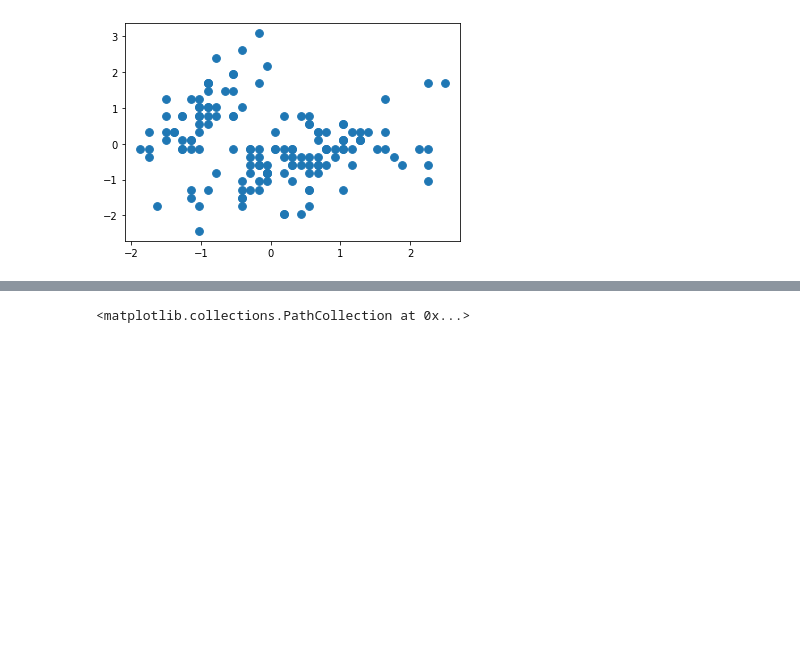
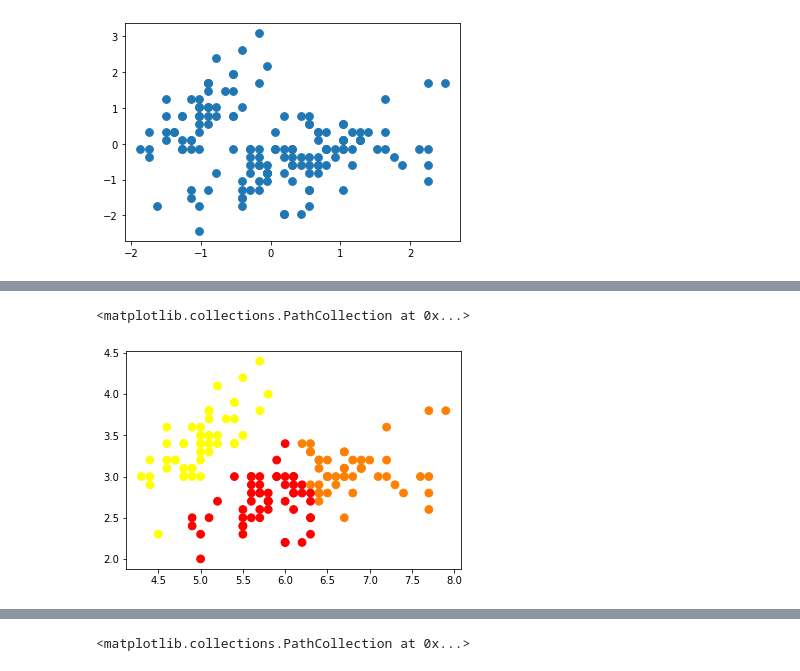
Before and after one commit to ENSmirnova/HomeWork, a Jupyter notebook: 19/lda.ipynb, the cells around one changed output, grey strips where cells are left out. Drawn from its saved outputs; the diff is of its cells as text; code cells hidden in the pictures; blank space fills up the shorter version.

```diff
--- a/19/lda.ipynb
+++ b/19/lda.ipynb
@@ -64,0 +67,4 @@ plt.scatter(df_x_scaled[:, 0], df_x_scaled[:, 1],cmap='autumn', s=60)
+# %%
+kmeans = KMeans(n_clusters=3)                            # n_clusters количество кластеров
+clusters = kmeans.fit_predict(df_x)                      # fit_predict -метод для обучения
+clusters                                                 # каждому значению присваивает свой кластер
@@ -64,0 +79,5 @@ plt.scatter(df_x_scaled[:, 0], df_x_scaled[:, 1],cmap='autumn', s=60)
+# %%
+plt.scatter(df_x['sepal_length_(cm)'], df_x['sepal_width_(cm)'], cmap='autumn', c=clusters, s=60)
+# %% [output]
+<matplotlib.collections.PathCollection at 0x...>
+[figure, added]
```
Also changed, not shown: parts of 9 cells of this notebook.
